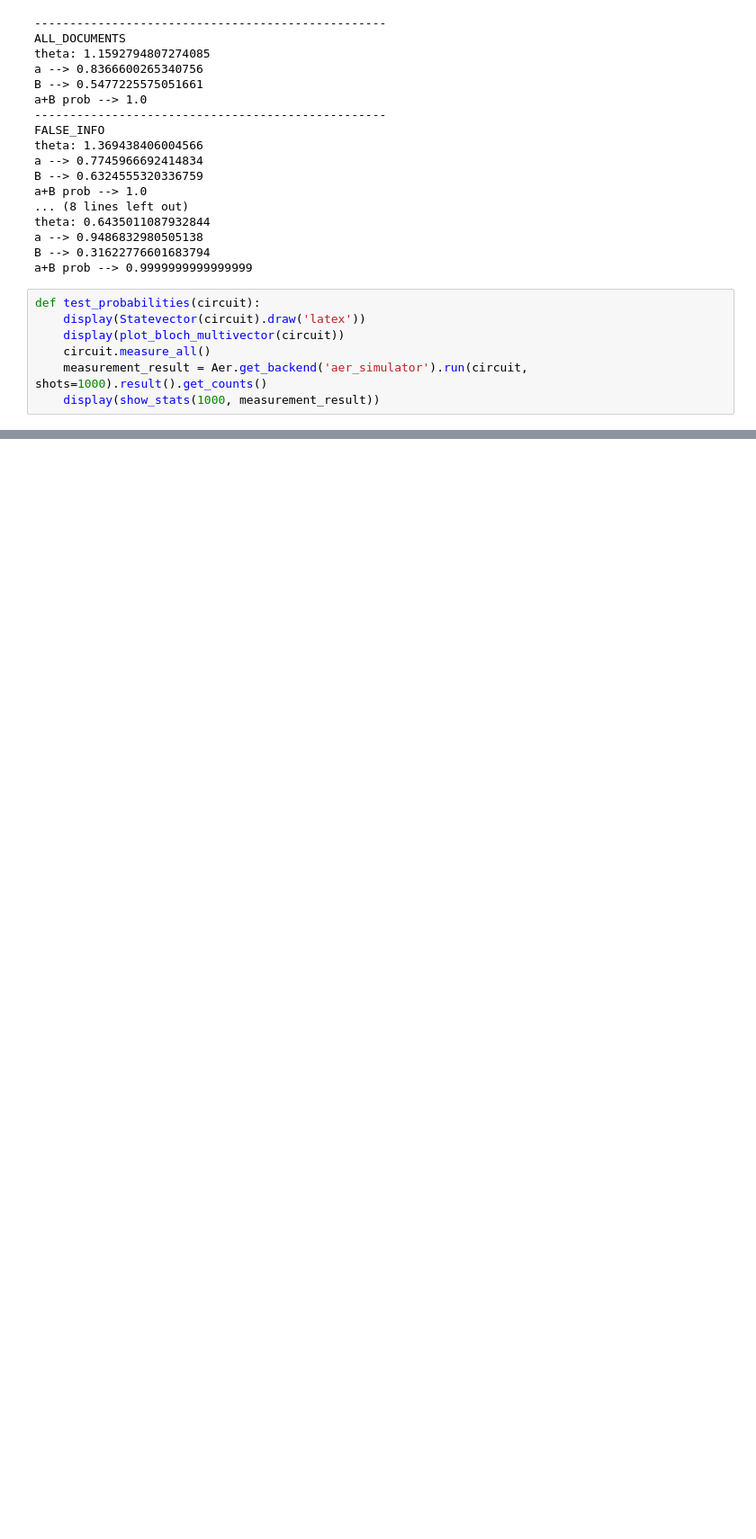
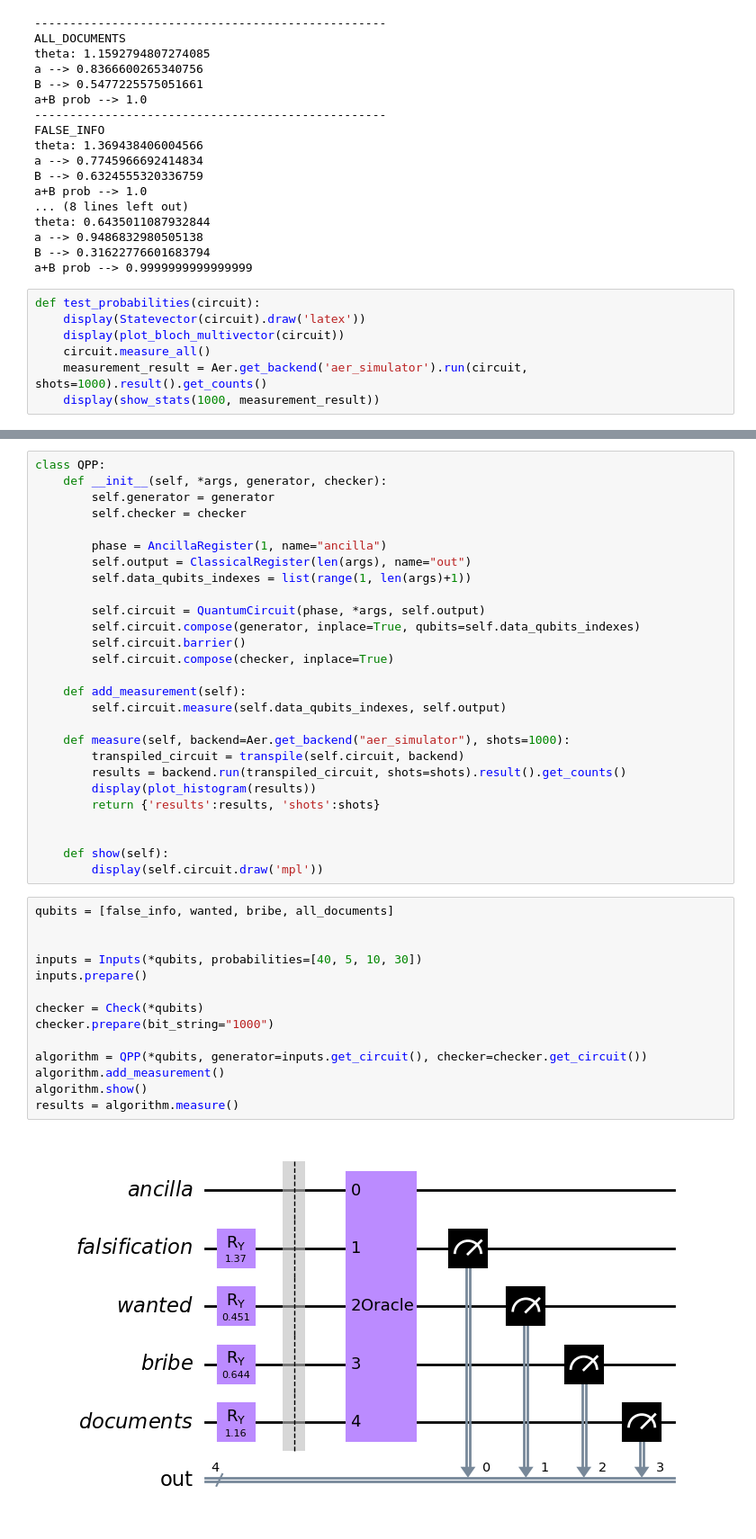
Before and after one commit to Dpbm/QPapersPlease, a Jupyter notebook: papers-please.ipynb, the cells around one changed output, grey strips where cells are left out. Shown at 90% size. Drawn from its saved outputs; the diff is of its cells as text; blank space fills up the shorter version.

```diff
--- a/papers-please.ipynb
+++ b/papers-please.ipynb
@@ -324,0 +355,43 @@ evaluate_results(1000, ['all_documents', 'false_info', 'wanted', 'bribe'], resul
+# %%
+class QPP:
+    def __init__(self, *args, generator, checker):
+        self.generator = generator
+        self.checker = checker
+
+        phase = AncillaRegister(1, name="ancilla")
+        self.output = ClassicalRegister(len(args), name="out")
+        self.data_qubits_indexes = list(range(1, len(args)+1))
+
+        self.circuit = QuantumCircuit(phase, *args, self.output)
+        self.circuit.compose(generator, inplace=True, qubits=self.data_qubits_indexes)
+        self.circuit.barrier()
+        self.circuit.compose(checker, inplace=True)
+
+    def add_measurement(self):
+        self.circuit.measure(self.data_qubits_indexes, self.output)
+
+    def measure(self, backend=Aer.get_backend("aer_simulator"), shots=1000):
+        transpiled_circuit = transpile(self.circuit, backend)
+        results = backend.run(transpiled_circuit, shots=shots).result().get_counts()
+        display(plot_histogram(results))
+        return {'results':results, 'shots':shots}
+
+
+    def show(self):
+        display(self.circuit.draw('mpl'))
+# %%
+qubits = [false_info, wanted, bribe, all_documents]
+
+
+inputs = Inputs(*qubits, probabilities=[40, 5, 10, 30])
+inputs.prepare()
+
+checker = Check(*qubits)
+checker.prepare(bit_string="1000")
+
+algorithm = QPP(*qubits, generator=inputs.get_circuit(), checker=checker.get_circuit())
+algorithm.add_measurement()
+algorithm.show()
+results = algorithm.measure()
+# %% [output]
+[figure, added]
```
Also changed, not shown: parts of 14 cells of this notebook.
